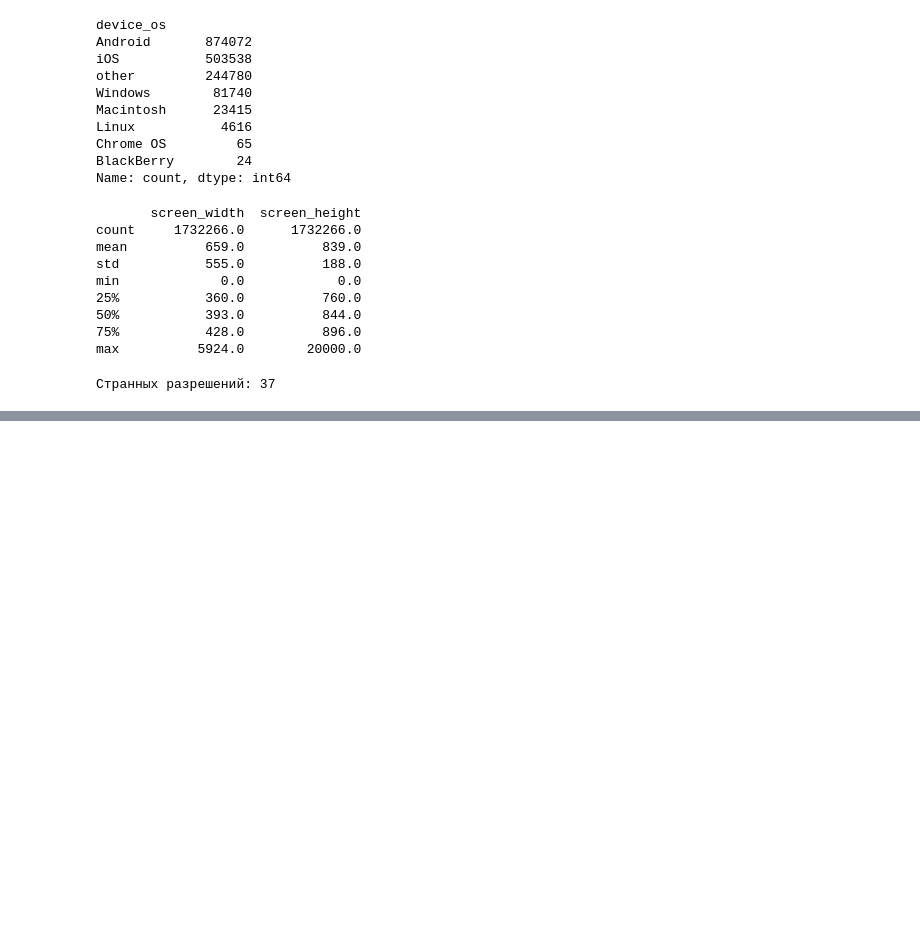
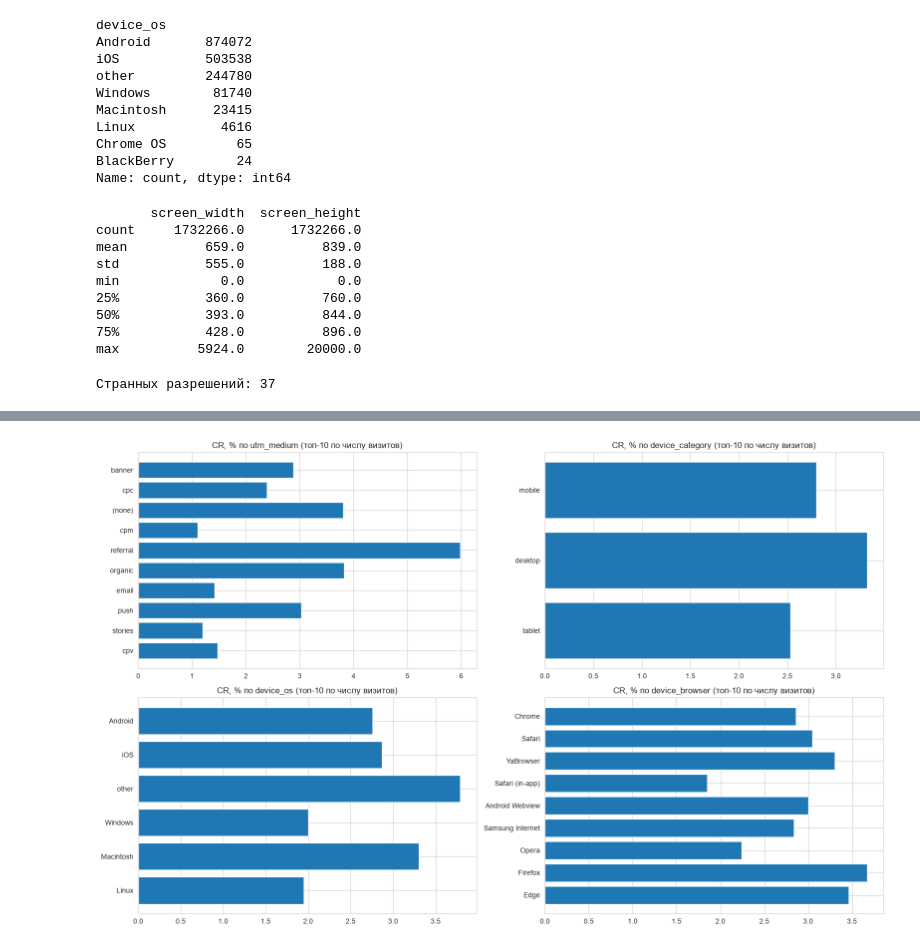
Before and after one commit to Alikonchik-Kaedahara/sber_auto_subscription, a Jupyter notebook: 01_EDA.ipynb, the cells around one changed output, grey strips where cells are left out. Saved outputs shown, nothing was run; the diff lists cells and outputs as text; code cells hidden in the pictures; blank space fills up the shorter version.

```diff
--- a/01_EDA.ipynb
+++ b/01_EDA.ipynb
@@ -301,0 +348,17 @@ df['screen_height'] = df['screen_height'].fillna(df['screen_height'].median())
+# %%
+def cr_by(col, top=10, min_visits=1000):
+    t = df.groupby(col)['target'].agg(visits='size', cr='mean')
+    t = t[t['visits'] >= min_visits].sort_values('visits', ascending=False).head(top)
+    t['cr'] = (t['cr'] * 100).round(2)
+    return t
+
+
+fig, axes = plt.subplots(2, 2, figsize=(16, 10))
+for ax, col in zip(axes.flatten(), ['utm_medium', 'device_category', 'device_os', 'device_browser']):
+    t = cr_by(col, top=10)
+    ax.barh(t.index.astype(str)[::-1], t['cr'][::-1])
+    ax.set_title(f'CR, % по {col} (топ-10 по числу визитов)')
+plt.tight_layout()
+plt.show()
+# %% [output]
+[figure, added]
```
Also changed, not shown: parts of 10 cells of this notebook.
